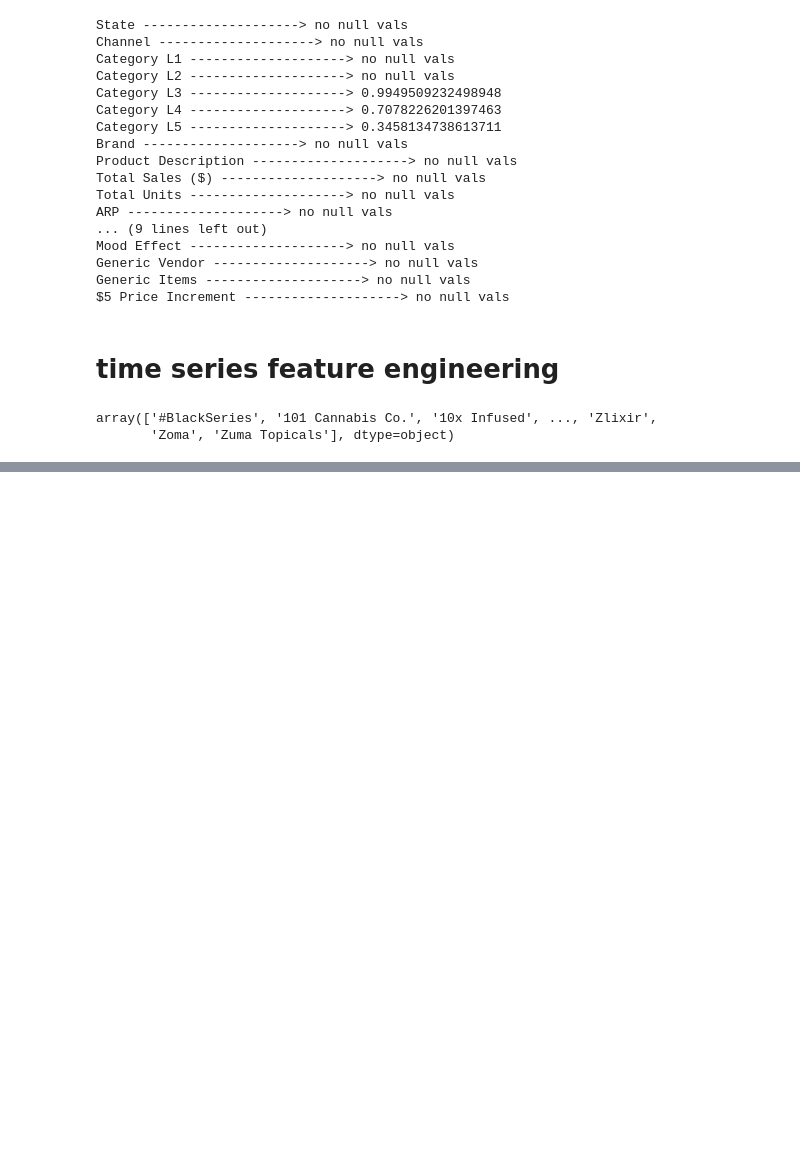
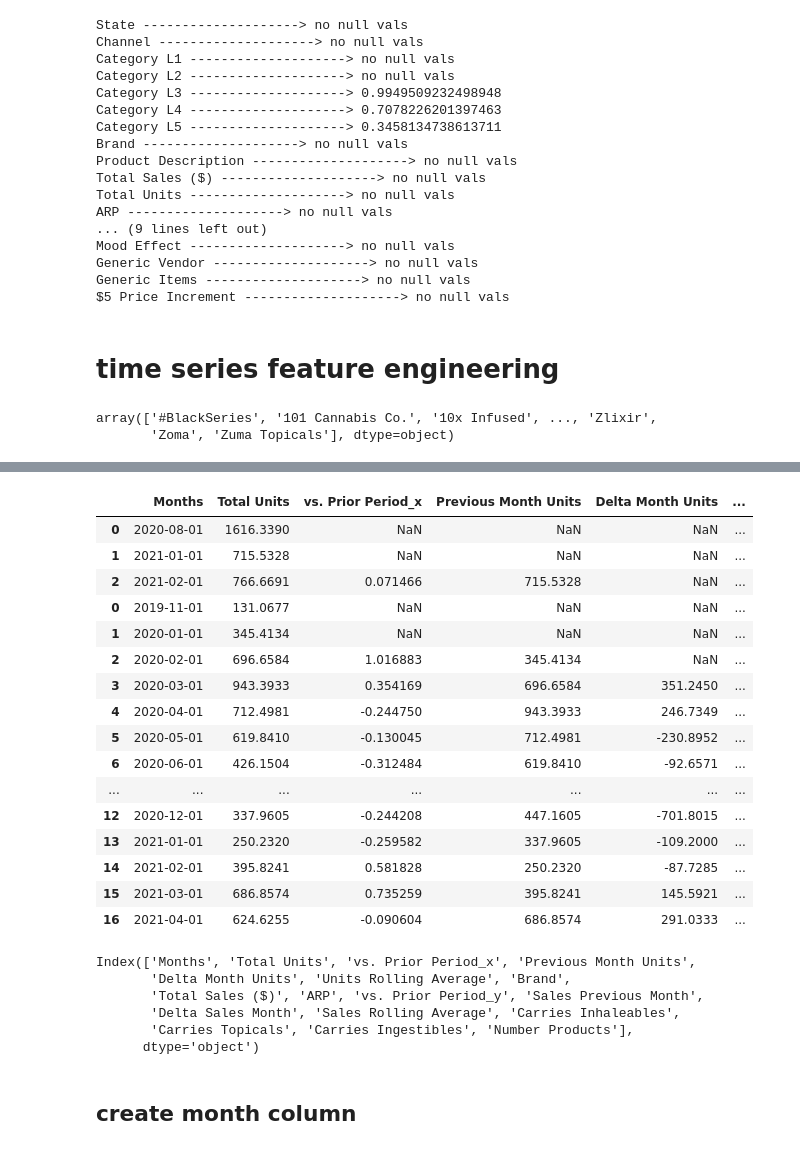
Before and after one commit to randallwc/CSM148.3, a Jupyter notebook: proj3W.ipynb, the cells around one changed output, grey strips where cells are left out. Drawn from its saved outputs; the diff is of its cells as text; code cells hidden in the pictures; blank space fills up the shorter version.

```diff
--- a/proj3W.ipynb
+++ b/proj3W.ipynb
@@ -239,8 +243,8 @@ memory usage: 592.6+ KB
 # brand details categorical features
 # %%
 print('brand details\n')
-for i, column in enumerate(brandDetails_df_raw.columns):
-    print(column, '-'*5 + '>', len(list(brandDetails_df_raw[column].unique())))
+for i, column in enumerate(brandDetails_df.columns):
+    print(column, '-'*5 + '>', len(list(brandDetails_df[column].unique())))
 # %% [output]
 brand details
 
@@ -261,8 +265,8 @@ Generic Items -----> 2
 $5 Price Increment -----> 22
 # %%
 print('brand details\n')
-for i, column in enumerate(brandDetails_df_raw.columns):
-    uniq = list(brandDetails_df_raw[column].unique())
+for i, column in enumerate(brandDetails_df.columns):
+    uniq = list(brandDetails_df[column].unique())
     if len(uniq) > 100:
         uniq = "too big: " + str(len(uniq))
     print(column, '\n', uniq, '\n')
@@ -287,9 +291,9 @@ $5 Price Increment
 # %% [markdown]
 # null values
 # %%
-for i, column in enumerate(brandDetails_df_raw.columns):
-    notNullL = len(brandDetails_df_raw.loc[brandDetails_df_raw[column].notnull()])
-    l = len(brandDetails_df_raw)
+for i, column in enumerate(brandDetails_df.columns):
+    notNullL = len(brandDetails_df.loc[brandDetails_df[column].notnull()])
+    l = len(brandDetails_df)
     percent = notNullL/l
     s = percent
     if percent == 1:
@@ -316,7 +320,7 @@ $5 Price Increment --------------------> no null vals
 # %% [markdown]
 # time series feature engineering
 # %%
-brands = brandTotalUnits_df_raw['Brands'].unique()
+brands = brandTotalUnits_df['Brands'].unique()
 # %%
 brands
 # %% [output]
@@ -335,0 +401,32 @@ ValueError: No objects to concatenate
+# %%
+# rename the brands column to brand
+featureEngineeredDf.head(20)
+# %% [output]
+|  | Months | Total Units | vs. Prior Period_x | Previous Month Units | Delta Month Units | ... |
+| 0 | 2020-08-01 | 1616.3390 | NaN | NaN | NaN | ... |
+| 1 | 2021-01-01 | 715.5328 | NaN | NaN | NaN | ... |
+| 2 | 2021-02-01 | 766.6691 | 0.071466 | 715.5328 | NaN | ... |
+| 0 | 2019-11-01 | 131.0677 | NaN | NaN | NaN | ... |
+| 1 | 2020-01-01 | 345.4134 | NaN | NaN | NaN | ... |
+| 2 | 2020-02-01 | 696.6584 | 1.016883 | 345.4134 | NaN | ... |
+| 3 | 2020-03-01 | 943.3933 | 0.354169 | 696.6584 | 351.2450 | ... |
+| 4 | 2020-04-01 | 712.4981 | -0.244750 | 943.3933 | 246.7349 | ... |
+| 5 | 2020-05-01 | 619.8410 | -0.130045 | 712.4981 | -230.8952 | ... |
+| 6 | 2020-06-01 | 426.1504 | -0.312484 | 619.8410 | -92.6571 | ... |
+| ... | ... | ... | ... | ... | ... | ... |
+| 12 | 2020-12-01 | 337.9605 | -0.244208 | 447.1605 | -701.8015 | ... |
+| 13 | 2021-01-01 | 250.2320 | -0.259582 | 337.9605 | -109.2000 | ... |
+| 14 | 2021-02-01 | 395.8241 | 0.581828 | 250.2320 | -87.7285 | ... |
+| 15 | 2021-03-01 | 686.8574 | 0.735259 | 395.8241 | 145.5921 | ... |
+| 16 | 2021-04-01 | 624.6255 | -0.090604 | 686.8574 | 291.0333 | ... |
+# %%
+featureEngineeredDf.columns
+# %% [output]
+Index(['Months', 'Total Units', 'vs. Prior Period_x', 'Previous Month Units',
+       'Delta Month Units', 'Units Rolling Average', 'Brand',
+       'Total Sales ($)', 'ARP', 'vs. Prior Period_y', 'Sales Previous Month',
+       'Delta Sales Month', 'Sales Rolling Average', 'Carries Inhaleables',
+       'Carries Topicals', 'Carries Ingestibles', 'Number Products'],
+      dtype='object')
+# %% [markdown]
+## create month column
```
Also changed, not shown: parts of 40 cells of this notebook.
